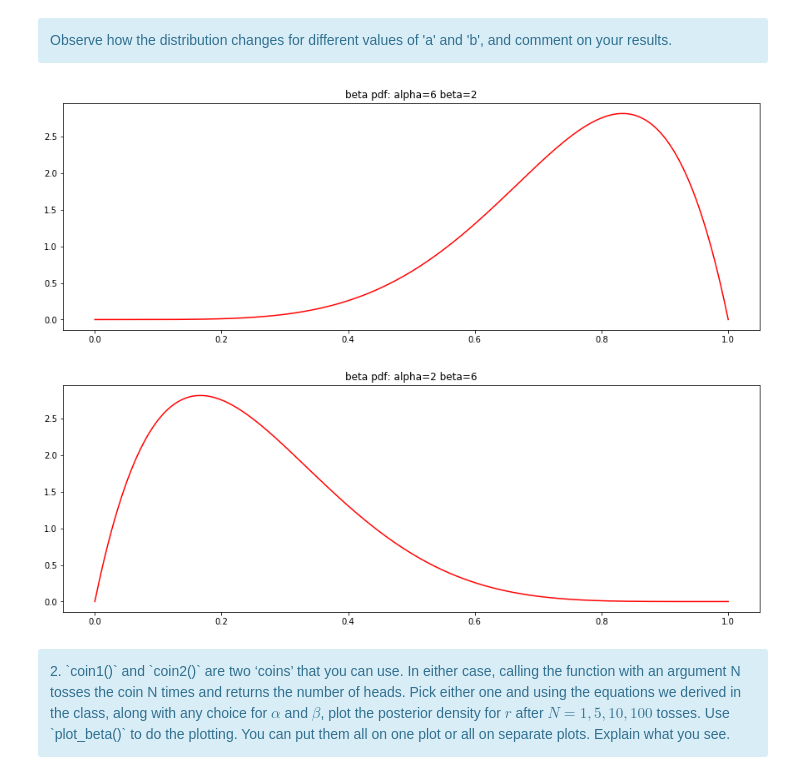
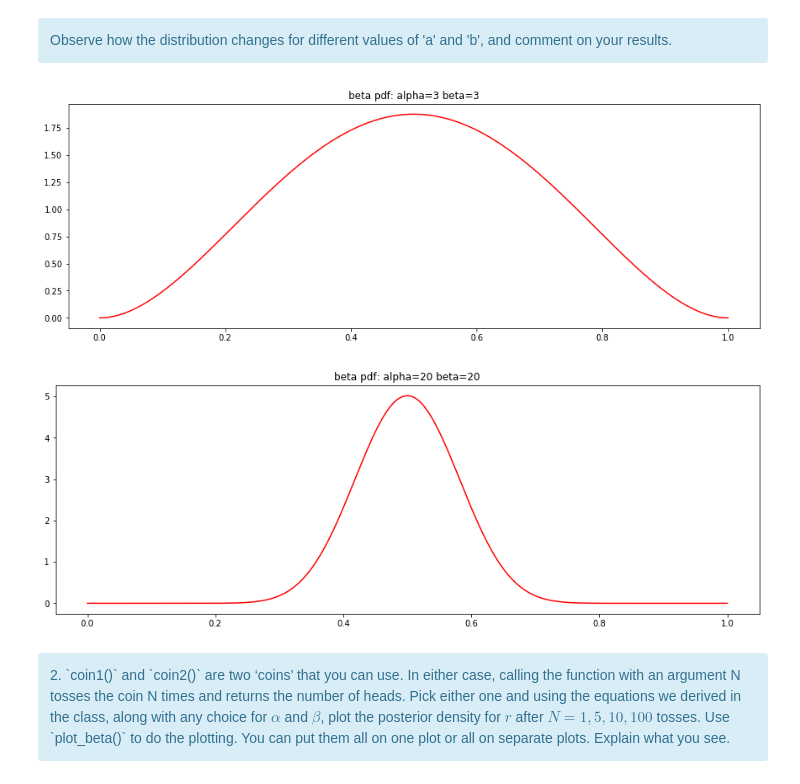
Before and after one commit to sgiammy/ASI-course, a Jupyter notebook: Lab1/linear_regression.ipynb, the cells around one changed output. Saved outputs shown, nothing was run; the diff lists cells and outputs as text; code cells hidden in the pictures.

```diff
--- a/Lab1/linear_regression.ipynb
+++ b/Lab1/linear_regression.ipynb
@@ -772,13 +743,13 @@ plot_beta(a=1, b=1)
 Observe how the distribution changes for different values of 'a' and 'b', and comment on your results.
 </div>
 # %%
-plot_beta(a=6,b=2 ) # TO COMPLETE
+plot_beta(a=3,b=3 )
 # %% [output]
-[figure, old version]
+[figure, new version]
 # %%
-plot_beta(a=2,b=6 )
+plot_beta(a=20,b=20 )
 # %% [output]
-[figure, old version]
+[figure, new version]
 # %% [markdown]
 <div class="alert alert-info">
 2. `coin1()` and `coin2()` are two ‘coins’ that you can use. In either case, calling the function with an argument N tosses the coin N times and returns the number of heads. Pick either one and using the equations we derived in the class, along with any choice for $\alpha$ and $\beta$, plot the posterior density for $r$ after $N = 1, 5, 10, 100$ tosses. Use `plot_beta()` to do the plotting. You can put them all on one plot or all on separate plots. Explain what you see.
```
Also changed, not shown: parts of 39 cells of this notebook.
